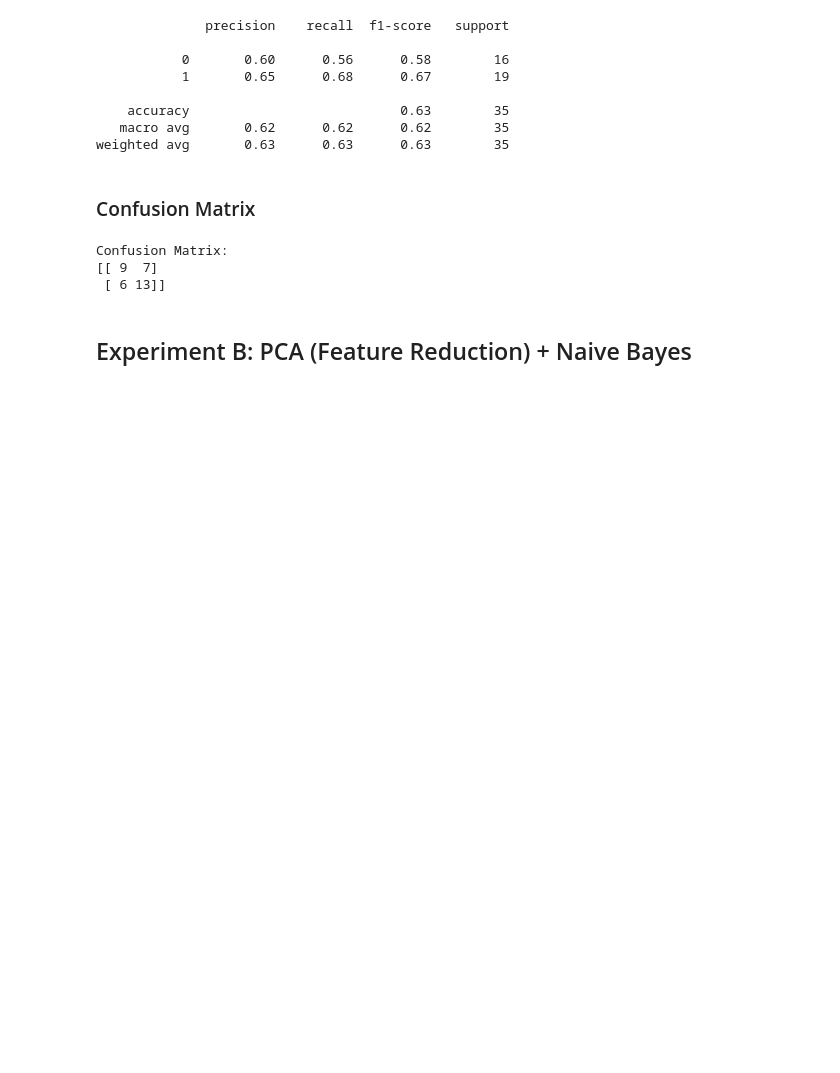
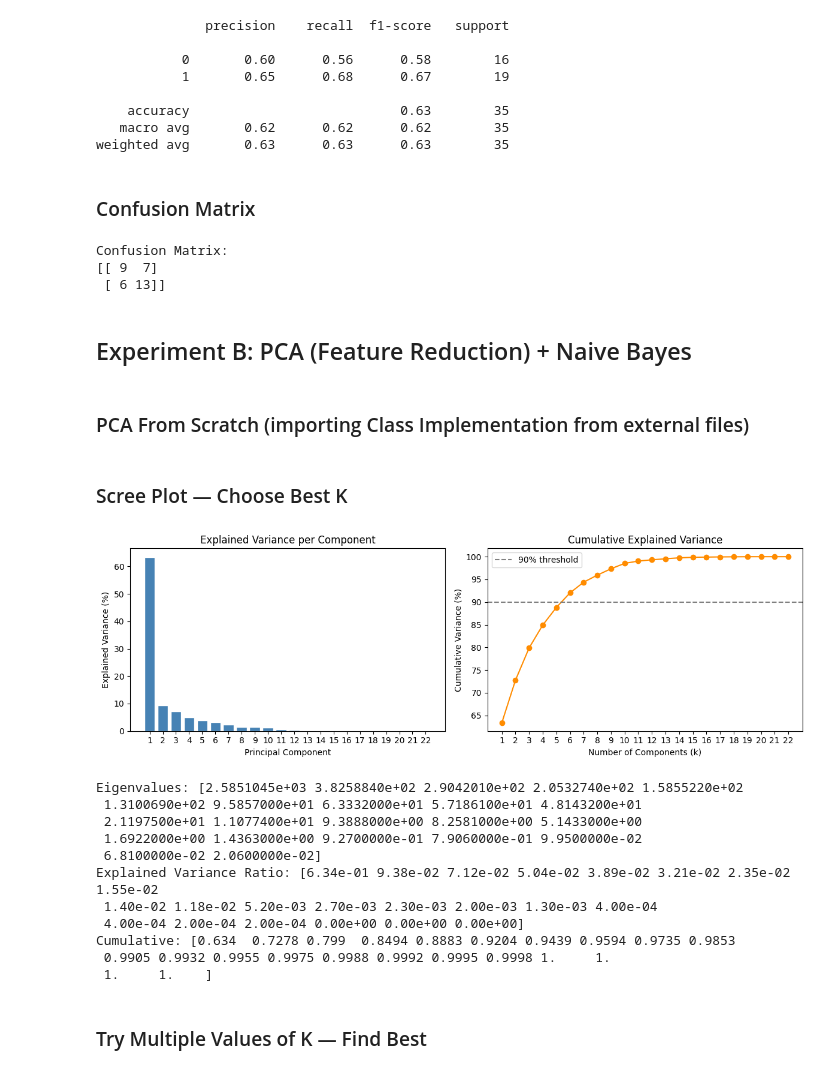
Before and after one commit to OmarAwadSaber/SupervisedLearningAssignment1, a Jupyter notebook: Dataset1.ipynb, the cells around one changed output. Drawn from its saved outputs; the diff is of its cells as text; code cells hidden in the pictures; blank space fills up the shorter version.

Commit message:
dataset 2 added and PCA implementation

```diff
--- a/Dataset1.ipynb
+++ b/Dataset1.ipynb
@@ -167,3 +167,5 @@ Confusion Matrix:
  [ 6 13]]
 # %% [markdown]
 ## Experiment B: PCA (Feature Reduction) + Naive Bayes
+# %% [markdown]
+### PCA From Scratch (importing Class Implementation from external files)
@@ -169,0 +175,53 @@ Confusion Matrix:
+# %% [markdown]
+### Scree Plot — Choose Best K
+# %%
+import matplotlib.pyplot as plt
+
+X_all = x_train.to_numpy().astype(float)
+
+pca_full = PCA(n_components=x_train.shape[1])
+pca_full.fit(X_all)
+
+evr  = pca_full.explained_variance_ratio_
+cumulative = np.cumsum(evr)
+ks   = range(1, len(evr) + 1)
+
+fig, axes = plt.subplots(1, 2, figsize=(12, 4))
+
+# Individual variance per component
+axes[0].bar(ks, evr * 100, color='steelblue', edgecolor='white')
+axes[0].set_title('Explained Variance per Component')
+axes[0].set_xlabel('Principal Component')
+axes[0].set_ylabel('Explained Variance (%)')
+axes[0].set_xticks(list(ks))
+
+# Cumulative variance
+axes[1].plot(ks, cumulative * 100, 'o-', color='darkorange')
+axes[1].axhline(90, color='gray', linestyle='--', label='90% threshold')
+axes[1].set_title('Cumulative Explained Variance')
+axes[1].set_xlabel('Number of Components (k)')
+axes[1].set_ylabel('Cumulative Variance (%)')
+axes[1].set_xticks(list(ks))
+axes[1].legend()
+
+plt.tight_layout()
+plt.show()
+
+print('\nEigenvalues:', np.round(pca_full.eigenvalues_, 4))
+print('Explained Variance Ratio:', np.round(evr, 4))
+print('Cumulative:', np.round(cumulative, 4))
+# %% [output]
+[figure, added]
+Eigenvalues: [2.5851045e+03 3.8258840e+02 2.9042010e+02 2.0532740e+02 1.5855220e+02
+ 1.3100690e+02 9.5857000e+01 6.3332000e+01 5.7186100e+01 4.8143200e+01
+ 2.1197500e+01 1.1077400e+01 9.3888000e+00 8.2581000e+00 5.1433000e+00
+ 1.6922000e+00 1.4363000e+00 9.2700000e-01 7.9060000e-01 9.9500000e-02
+ 6.8100000e-02 2.0600000e-02]
+Explained Variance Ratio: [6.34e-01 9.38e-02 7.12e-02 5.04e-02 3.89e-02 3.21e-02 2.35e-02 1.55e-02
+ 1.40e-02 1.18e-02 5.20e-03 2.70e-03 2.30e-03 2.00e-03 1.30e-03 4.00e-04
+ 4.00e-04 2.00e-04 2.00e-04 0.00e+00 0.00e+00 0.00e+00]
+Cumulative: [0.634  0.7278 0.799  0.8494 0.8883 0.9204 0.9439 0.9594 0.9735 0.9853
+ 0.9905 0.9932 0.9955 0.9975 0.9988 0.9992 0.9995 0.9998 1.     1.
+ 1.     1.    ]
+# %% [markdown]
+### Try Multiple Values of K — Find Best
```
Also changed, not shown: parts of 14 cells of this notebook, 4 other files.
